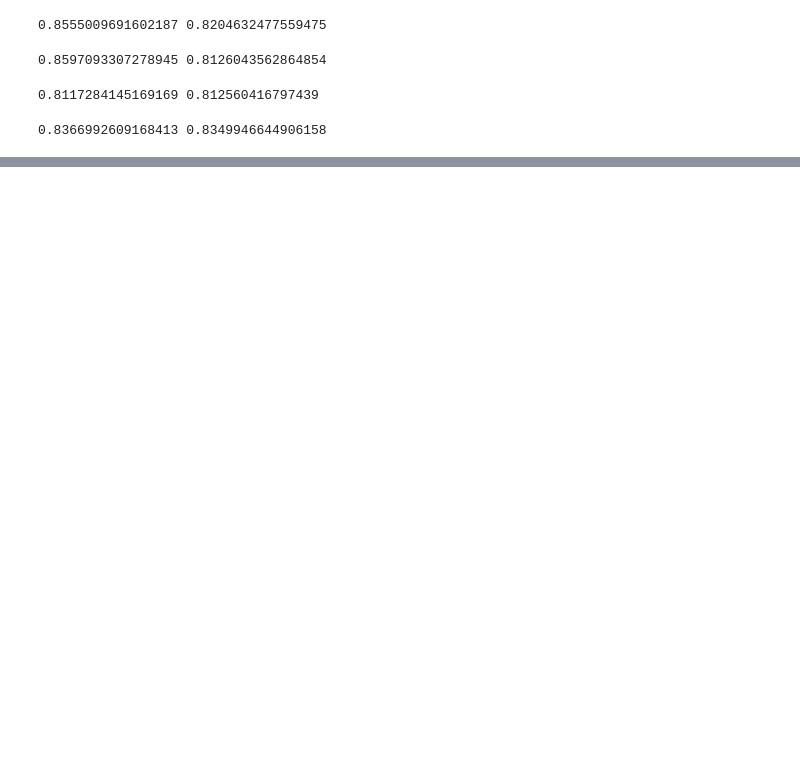
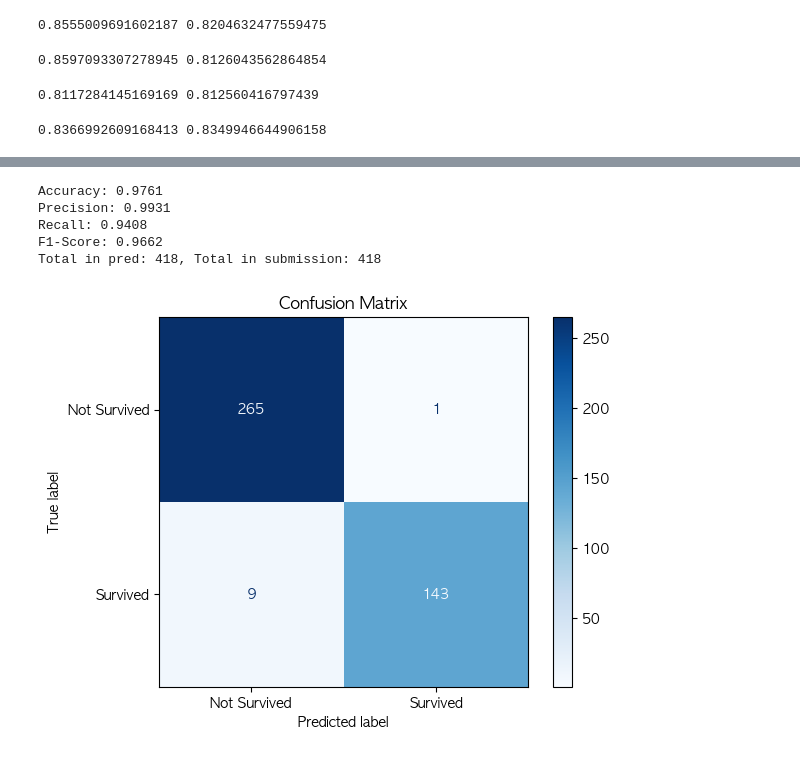
Before and after one commit to lshwa/titanic, a Jupyter notebook: 너비아니2 모델링.ipynb, the cells around one changed output, grey strips where cells are left out. Cells and saved outputs as stored; diff of their text form; code cells hidden in the pictures; blank space fills up the shorter version.

```diff
--- a/너비아니2 모델링.ipynb
+++ b/너비아니2 모델링.ipynb
@@ -745,6 +745,7 @@ model.fit(train_input, train_target)
 test_input = test.values
 pred = model.predict(test_input)
 
-submission['Survived'] = pred
-submission
+#submission['Survived'] = pred
+#submission
+print(pred)
 # %% [output]
@@ -763,0 +818,5 @@ submission
+# %%
+model = SVC()  # SVC 모델로 변경
+model.fit(train_input, train_target)
+test_input = test.values
+pred = model.predict(test_input)
@@ -763,0 +855,42 @@ submission
+# %%
+from sklearn.metrics import accuracy_score, precision_score, recall_score, f1_score, confusion_matrix, ConfusionMatrixDisplay
+from sklearn.svm import SVC
+
+# 모델 학습
+model = SVC()  # SVC 모델로 변경
+model.fit(train_input, train_target)
+
+# 예측값 생성
+test_input = test.values
+pred = model.predict(test_input)
+
+# pred와 submission['Survived'] 비교
+accuracy = accuracy_score(submission['Survived'], pred)
+precision = precision_score(submission['Survived'], pred)
+recall = recall_score(submission['Survived'], pred)
+f1 = f1_score(submission['Survived'], pred)
+
+# 전체 개수 비교
+total_pred = len(pred)
+total_submission = len(submission['Survived'])
+
+# 결과 출력
+print(f"Accuracy: {accuracy:.4f}")
+print(f"Precision: {precision:.4f}")
+print(f"Recall: {recall:.4f}")
+print(f"F1-Score: {f1:.4f}")
+print(f"Total in pred: {total_pred}, Total in submission: {total_submission}")
+
+# Confusion Matrix 출력
+cm = confusion_matrix(submission['Survived'], pred)
+cm_display = ConfusionMatrixDisplay(confusion_matrix=cm, display_labels=['Not Survived', 'Survived'])
+cm_display.plot(cmap='Blues')
+plt.title("Confusion Matrix")
+plt.show()
+# %% [output]
+Accuracy: 0.9761
+Precision: 0.9931
+Recall: 0.9408
+F1-Score: 0.9662
+Total in pred: 418, Total in submission: 418
+[figure, added]
```
Also changed, not shown: parts of 19 cells of this notebook, 1 other file.
